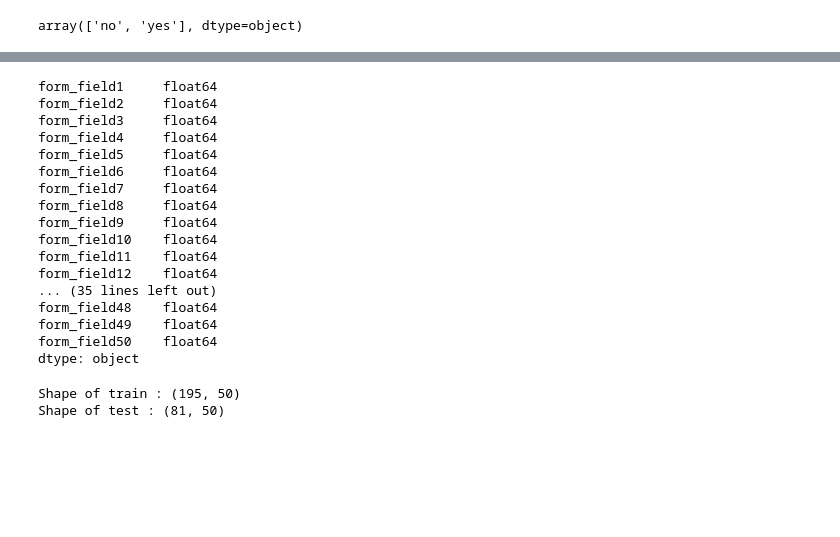
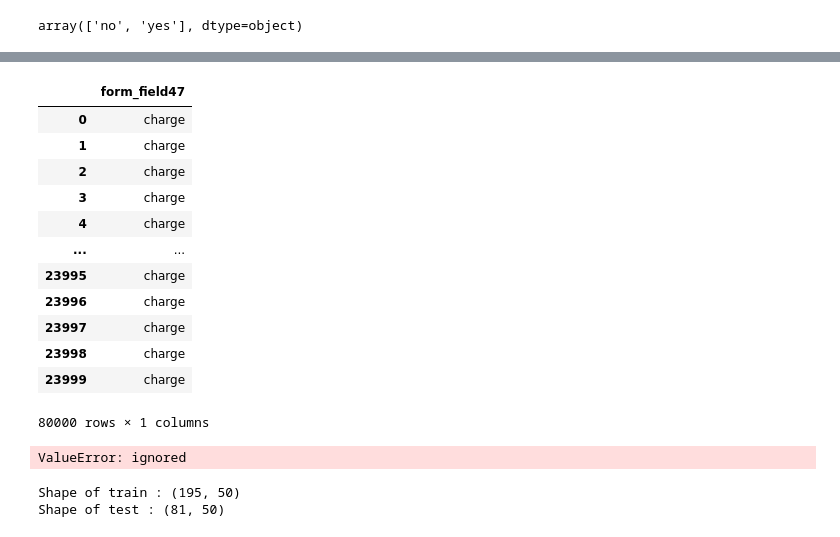
Before and after one commit to Ayanlola2002/DATA-SCIENCE-PROJECTS, a Jupyter notebook: Copy_of_DSN_BOOTCAMP_2020.ipynb, the cells around one changed output, grey strips where cells are left out. Drawn from its saved outputs; the diff is of its cells as text; code cells hidden in the pictures; blank space fills up the shorter version.

```diff
--- a/Copy_of_DSN_BOOTCAMP_2020.ipynb
+++ b/Copy_of_DSN_BOOTCAMP_2020.ipynb
@@ -348 +164,23 @@ all_data.shape
+# %%
+#separate categorical varriable from numerical varriable
+data_numeric =all_data[[f for f in all_data.columns if all_data.dtypes[f] != 'object']]
+
+
+data_categorical =pd.DataFrame(all_data[[f for f in all_data.columns if all_data.dtypes[f] == 'object']],columns=['form_field47'])
+# %%
+data_categorical
+# %% [output]
+|  | form_field47 |
+| 0 | charge |
+| 1 | charge |
+| 2 | charge |
+| 3 | charge |
+| 4 | charge |
+| ... | ... |
+| 23995 | charge |
+| 23996 | charge |
+| 23997 | charge |
+| 23998 | charge |
+| 23999 | charge |
+80000 rows × 1 columns
 # %%
@@ -353,26 +194,11 @@ all_data['form_field47'] = le.fit_transform(all_data['form_field47'])
 # removing unnecassary columns
 
 #all_data = all_data.drop(['form_field47'], axis = 1)
-# %%
-all_data.dtypes
-# %% [output]
-form_field1     float64
-form_field2     float64
-form_field3     float64
-form_field4     float64
-form_field5     float64
-form_field6     float64
-form_field7     float64
-form_field8     float64
-form_field9     float64
-form_field10    float64
-form_field11    float64
-form_field12    float64
-... (35 lines left out)
-form_field48    float64
-form_field49    float64
-form_field50    float64
-dtype: object
+# %%
+#join the two masked dataframes back together
+data_joined = pd.concat([data_numeric, data_categorical], axis = 1)
+# %% [output]
+ValueError: ignored
 # %%
 
 # separating train and test datasets from data
```
Also changed, not shown: parts of 30 cells of this notebook.
